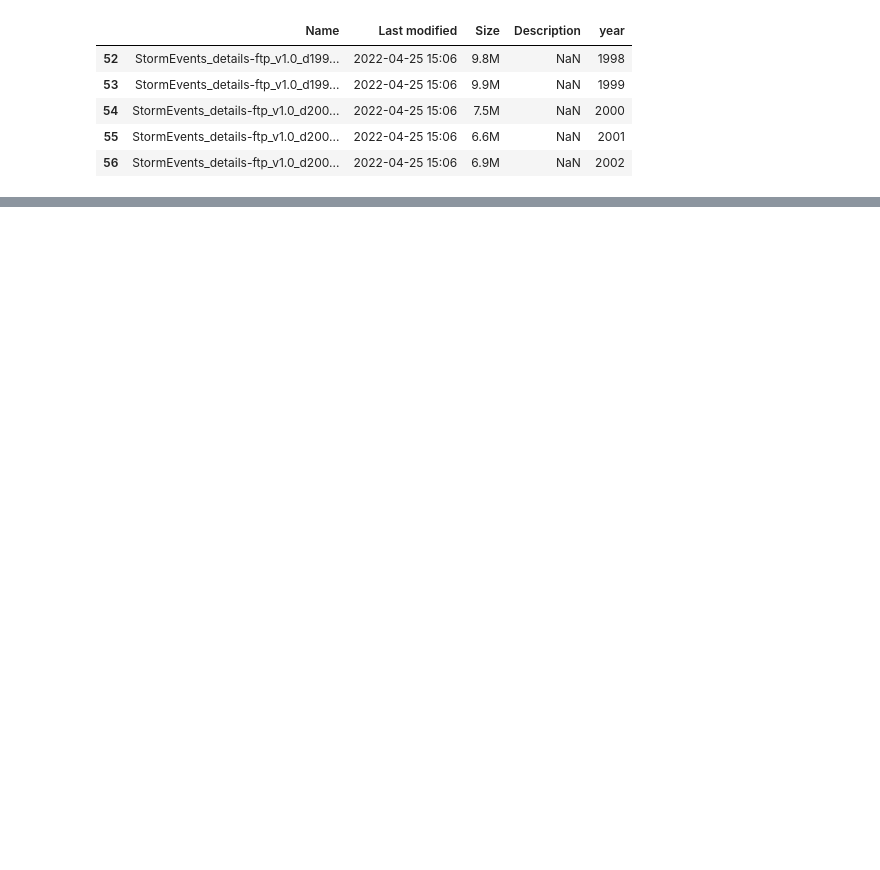
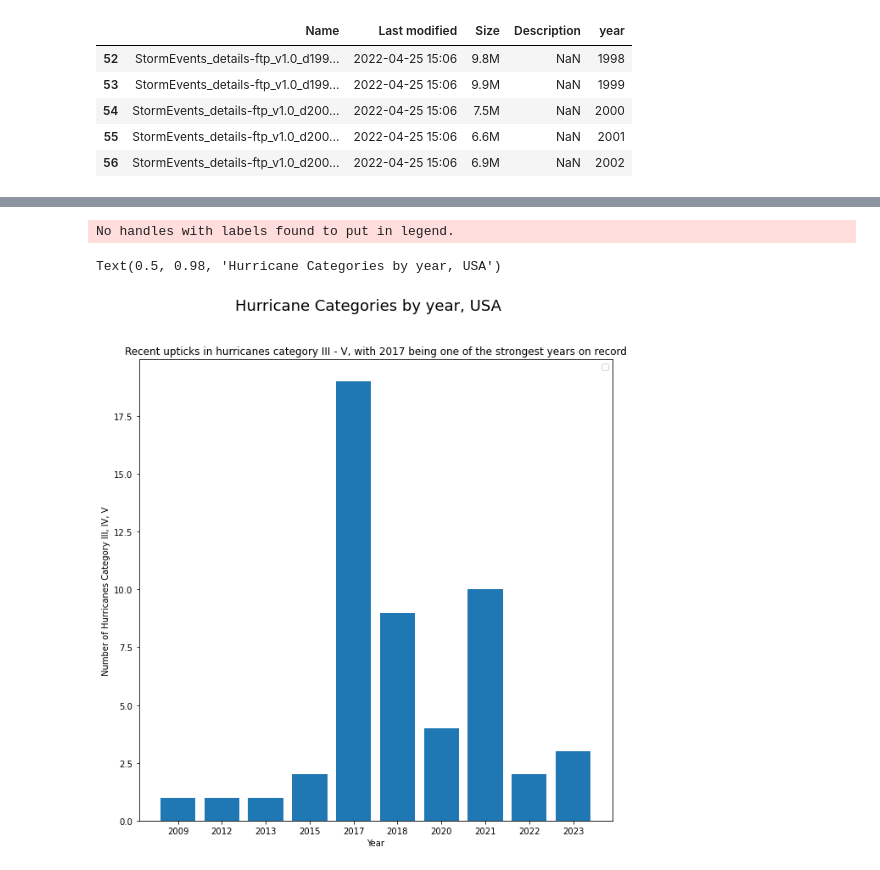
Before and after one commit to andrewbowen19/storiesDATA608, a Jupyter notebook: story5.ipynb, the cells around one changed output, grey strips where cells are left out. Saved outputs shown, nothing was run; the diff lists cells and outputs as text; code cells hidden in the pictures; blank space fills up the shorter version.

```diff
--- a/story5.ipynb
+++ b/story5.ipynb
@@ -166,0 +186,13 @@ fatalities.to_csv("data/storm-fatalities.csv", index=False)
+# %%
+# Let's get detail years
+details['YEAR'] = details['YEAR'].astype(str)
+
+
+
+# Let's look at just Category 4 or 5 storms
+strong_storms = details.loc[(details['category_roman'] == "III") |
+                            (details['category_roman'] == "IV") |
+                            (details['category_roman'] == "V")]
+
+
+strong_storms.head()
@@ -166,0 +207,9 @@ fatalities.to_csv("data/storm-fatalities.csv", index=False)
+# %%
+# Now let's plot the number of
+strong_storms_per_year = strong_storms.groupby(["YEAR", "category_roman"])['category_roman'].count()
+strong_storms_per_year = pd.DataFrame(strong_storms_per_year)
+strong_storms_per_year['storm_count'] = strong_storms_per_year['category_roman']
+
+
+strong_storms_per_year = strong_storms_per_year.drop("category_roman", axis=1).reset_index()
+strong_storms_per_year#.pivot_table(["YEAR", "CATEGORY"], "storm_count")
@@ -166,0 +234,17 @@ fatalities.to_csv("data/storm-fatalities.csv", index=False)
+# %%
+f, ax = plt.subplots(figsize=(10, 10))
+
+plt.bar(strong_storms_per_year.YEAR,
+        strong_storms_per_year.storm_count),
+        # label=strong_storms_per_year.category_roman)#, label=strong_storms_per_year.CATEGORY)
+
+plt.legend()
+plt.xlabel("Year")
+plt.ylabel("Number of Hurricanes Category III, IV, V")
+
+plt.title("Recent upticks in hurricanes category III - V, with 2017 being one of the strongest years on record")
+plt.suptitle("Strong Hurricanes by year, USA", fontsize=18)
+# %% [output]
+No handles with labels found to put in legend.
+Text(0.5, 0.98, 'Hurricane Categories by year, USA')
+[figure, added]
```
Also changed, not shown: parts of 10 cells of this notebook.
